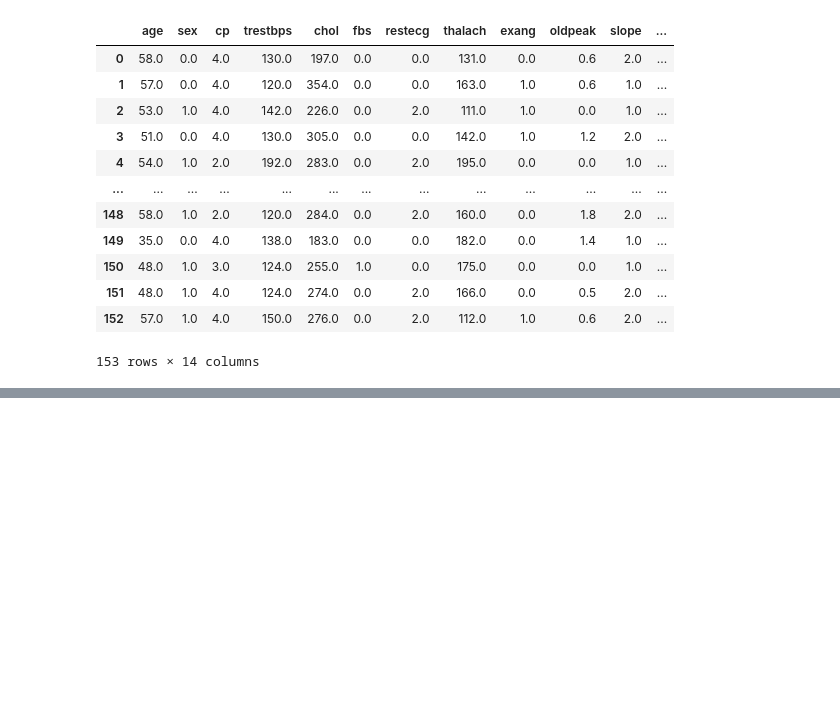
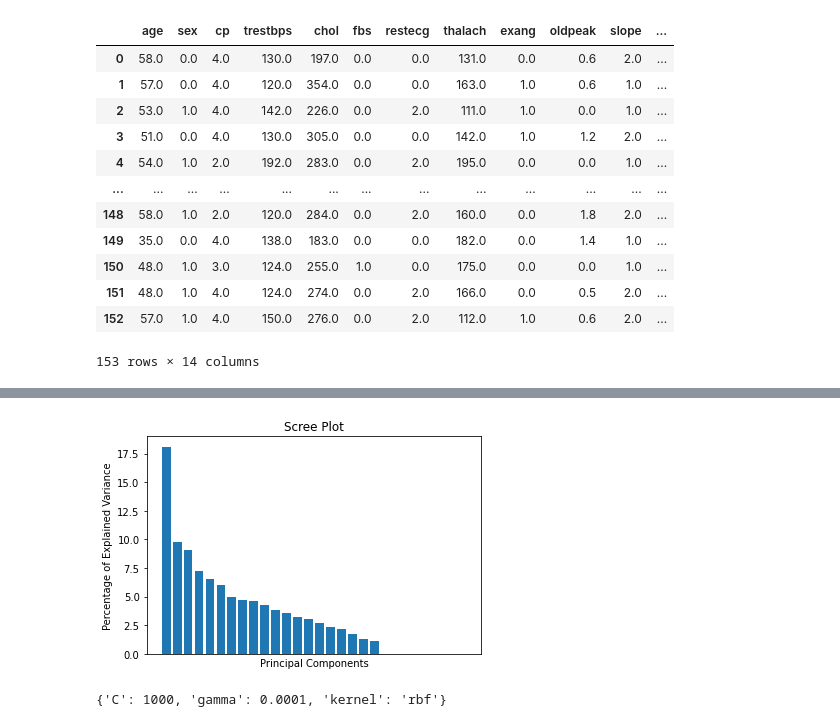
Before and after one commit to AugustBredberg/BigDrippaz-MachineLearning, a Jupyter notebook: Project Big Drippaz.ipynb, the cells around one changed output, grey strips where cells are left out. Drawn from its saved outputs; the diff is of its cells as text; code cells hidden in the pictures; blank space fills up the shorter version.

```diff
--- a/Project Big Drippaz.ipynb
+++ b/Project Big Drippaz.ipynb
@@ -167,0 +221,50 @@ print(x_train)
+# %%
+# START OF PCA AND SCREE PLOT
+
+pca = PCA()
+X_train_pca = pca.fit_transform(X_train_scaled)
+
+per_var = np.round(pca.explained_variance_ratio_*100, decimals=1)
+labels = [str(x) for x in range(1, len(per_var)+1)]
+
+plt.bar(x=range(1, len(per_var)+1), height=per_var)
+plt.tick_params(
+    axis='x',
+    which='both',
+    bottom=False,
+    top=False,
+    labelbottom=False)
+plt.ylabel('Percentage of Explained Variance')
+plt.xlabel('Principal Components')
+plt.title('Scree Plot')
+plt.show()
+# %% [output]
+[figure, added]
+# %%
+#
+train_pc1_coords = X_train_pca[:, 0] # x-axis coordinates after PCA
+train_pc2_coords = X_train_pca[:, 1] # y-axis coordinates after PCA
+
+# Center and scale the PCs
+pca_train_scaled = scale(np.column_stack((train_pc1_coords, train_pc2_coords)))
+
+param_grid = [
+    {'C': [1, 10, 100, 1000], # NOTE: Values for C must be > 0
+     'gamma': ['scale', 1, 0.1, 0.01, 0.001, 0.0001],
+     'kernel': ['rbf']},
+]
+## NOTE: We are including C=1 and gamma='scale'
+## as possible choices since they are the default values
+
+optimal_params = GridSearchCV(
+    SVC(),
+    param_grid,
+    cv = 5,
+    scoring='accuracy',
+    verbose=0
+)
+
+optimal_params.fit(pca_train_scaled, y_train)
+print(optimal_params.best_params_)
+# %% [output]
+{'C': 1000, 'gamma': 0.0001, 'kernel': 'rbf'}
```
Also changed, not shown: parts of 18 cells of this notebook.
